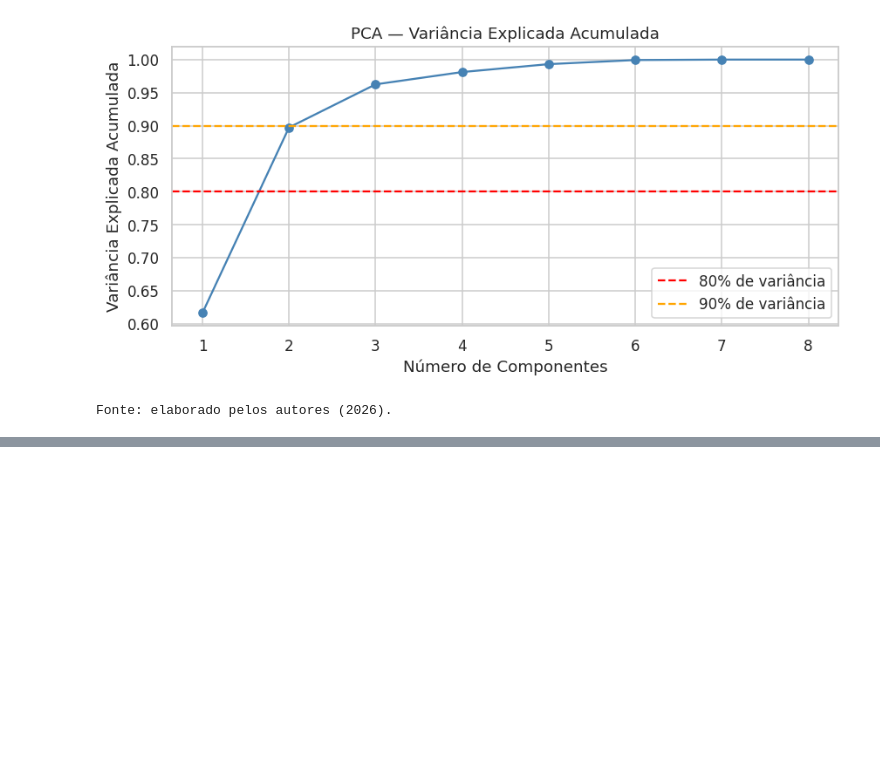
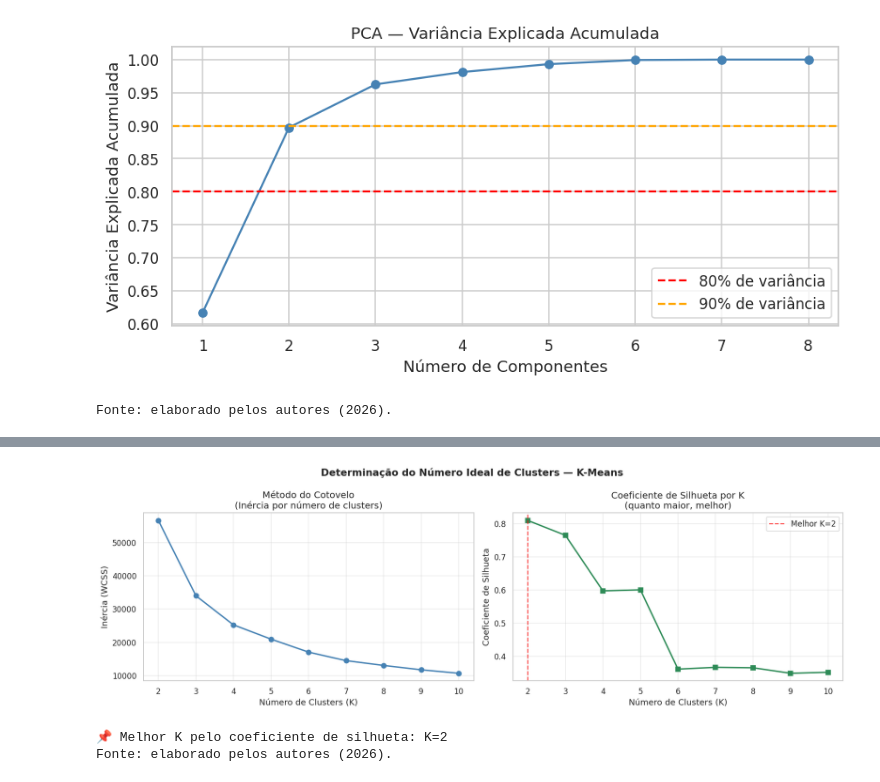
Before and after one commit to IsadoraMoraiss/Project_Pisi3, a Jupyter notebook: CLUSTERIZAÇÂO_PISI3.ipynb, the cells around one changed output, grey strips where cells are left out. Cells and saved outputs as stored; diff of their text form; code cells hidden in the pictures; blank space fills up the shorter version.

```diff
--- a/CLUSTERIZAÇÂO_PISI3.ipynb
+++ b/CLUSTERIZAÇÂO_PISI3.ipynb
@@ -258,0 +266,15 @@ Fonte: elaborado pelos autores (2026).
+# %%
+K_RANGE = range(2, 11)
+inertias = []
+silhouettes = []
+
+print('⏳ Calculando inércia e silhueta para K=2 até K=10...')
+
+for k in K_RANGE:
+    km = KMeans(n_clusters=k, random_state=SEED, n_init=20, max_iter=500)
+    labels = km.fit_predict(X_scaled)
+    inertias.append(km.inertia_)
+    silhouettes.append(silhouette_score(X_scaled, labels))
+    print(f'   K={k} | Inércia: {km.inertia_:,.0f} | Silhueta: {silhouette_score(X_scaled, labels):.4f}')
+
+print('\n✅ Cálculo concluído!')
@@ -258,0 +294,35 @@ Fonte: elaborado pelos autores (2026).
+# %%
+fig, axes = plt.subplots(1, 2, figsize=(15, 5))
+
+# ── Cotovelo ──────────────────────────────────────────────────────────────
+axes[0].plot(list(K_RANGE), inertias, marker='o', color='steelblue', linewidth=2, markersize=7)
+axes[0].set_title('Método do Cotovelo\n(Inércia por número de clusters)', fontsize=13)
+axes[0].set_xlabel('Número de Clusters (K)')
+axes[0].set_ylabel('Inércia (WCSS)')
+axes[0].xaxis.set_major_locator(mticker.MaxNLocator(integer=True))
+axes[0].grid(True, alpha=0.4)
+
+# ── Silhueta ──────────────────────────────────────────────────────────────
+axes[1].plot(list(K_RANGE), silhouettes, marker='s', color='seagreen', linewidth=2, markersize=7)
+axes[1].set_title('Coeficiente de Silhueta por K\n(quanto maior, melhor)', fontsize=13)
+axes[1].set_xlabel('Número de Clusters (K)')
+axes[1].set_ylabel('Coeficiente de Silhueta')
+axes[1].xaxis.set_major_locator(mticker.MaxNLocator(integer=True))
+axes[1].grid(True, alpha=0.4)
+
+# Destacar melhor K
+best_k_silhouette = list(K_RANGE)[np.argmax(silhouettes)]
+axes[1].axvline(best_k_silhouette, color='red', linestyle='--', alpha=0.7,
+                label=f'Melhor K={best_k_silhouette}')
+axes[1].legend()
+
+plt.suptitle('Determinação do Número Ideal de Clusters — K-Means', fontsize=14, fontweight='bold')
+plt.tight_layout()
+plt.savefig('fig_cotovelo_silhueta.png', dpi=110, bbox_inches='tight')
+plt.show()
+print(f'📌 Melhor K pelo coeficiente de silhueta: K={best_k_silhouette}')
+print('Fonte: elaborado pelos autores (2026).')
+# %% [output]
+[figure, added]
+📌 Melhor K pelo coeficiente de silhueta: K=2
+Fonte: elaborado pelos autores (2026).
```
Also changed, not shown: parts of 7 cells of this notebook.
